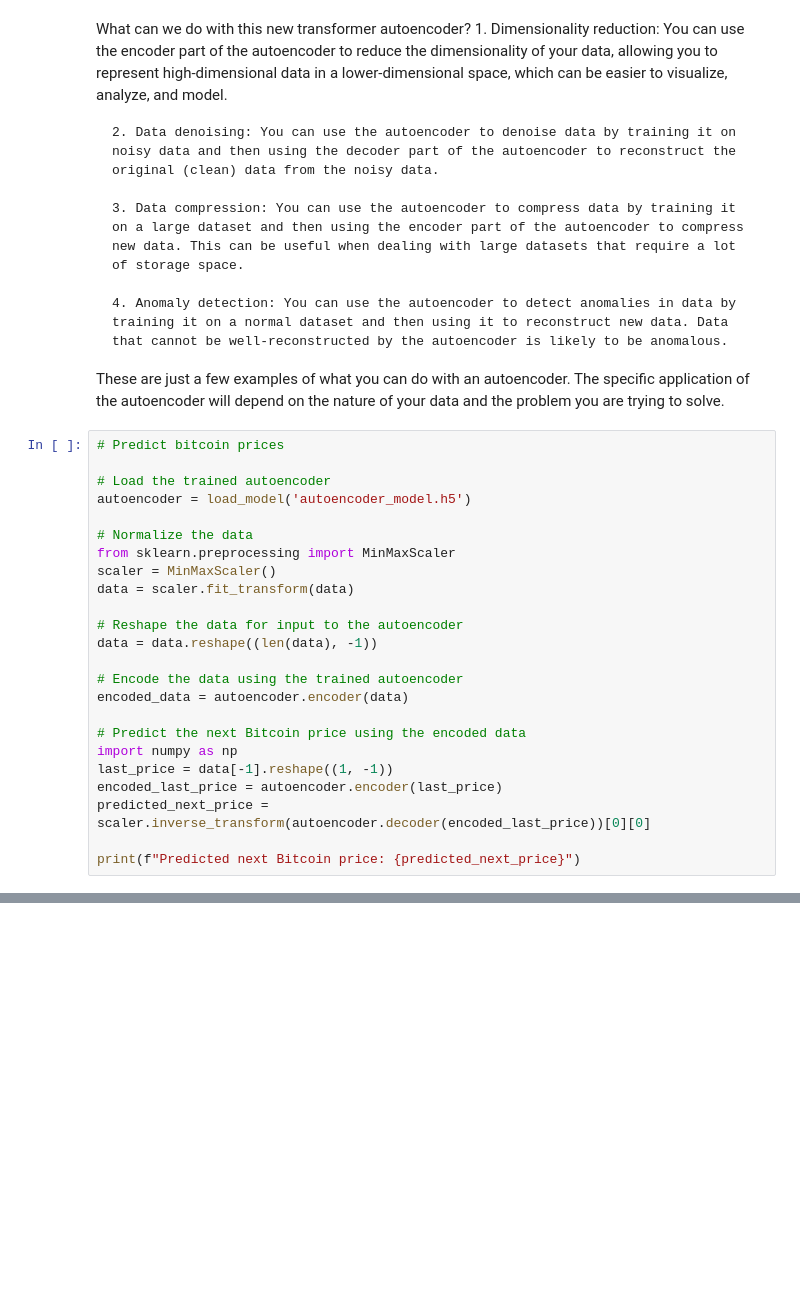
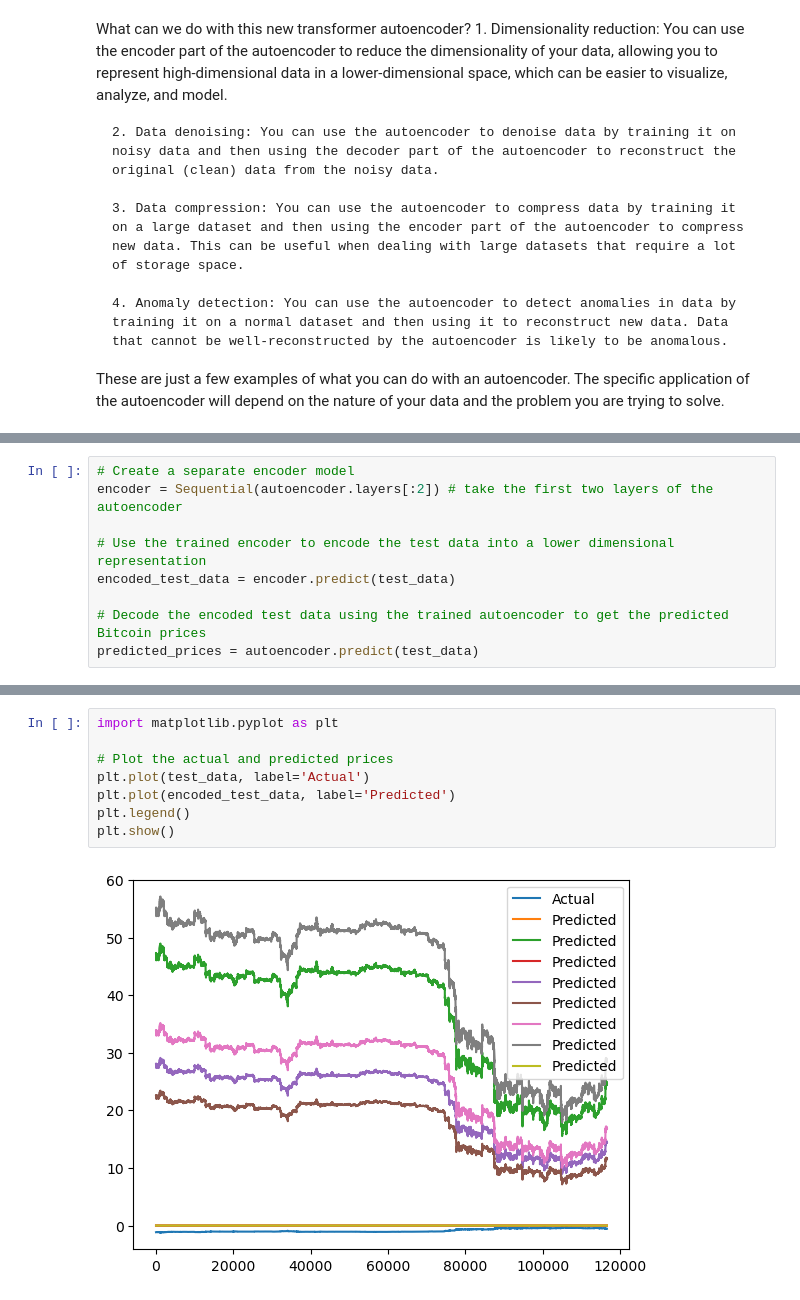
Before and after one commit to eervin123/feature-engineering, a Jupyter notebook: transformer-autoencoder.ipynb, the cells around one changed output, grey strips where cells are left out. Drawn from its saved outputs; the diff is of its cells as text; blank space fills up the shorter version.

```diff
--- a/transformer-autoencoder.ipynb
+++ b/transformer-autoencoder.ipynb
@@ -95,27 +72,3 @@ What can we do with this new transformer autoencoder?
     4. Anomaly detection: You can use the autoencoder to detect anomalies in data by training it on a normal dataset and then using it to reconstruct new data. Data that cannot be well-reconstructed by the autoencoder is likely to be anomalous.
 
 These are just a few examples of what you can do with an autoencoder. The specific application of the autoencoder will depend on the nature of your data and the problem you are trying to solve.
-# %%
-# Predict bitcoin prices
-
-# Load the trained autoencoder
-autoencoder = load_model('autoencoder_model.h5')
-
-# Normalize the data
-from sklearn.preprocessing import MinMaxScaler
-scaler = MinMaxScaler()
-data = scaler.fit_transform(data)
-
-# Reshape the data for input to the autoencoder
-data = data.reshape((len(data), -1))
-
-# Encode the data using the trained autoencoder
-encoded_data = autoencoder.encoder(data)
-
-# Predict the next Bitcoin price using the encoded data
-import numpy as np
-last_price = data[-1].reshape((1, -1))
-encoded_last_price = autoencoder.encoder(last_price)
-predicted_next_price = scaler.inverse_transform(autoencoder.decoder(encoded_last_price))[0][0]
-
-print(f"Predicted next Bitcoin price: {predicted_next_price}")
@@ -127,0 +81,9 @@ TensorShape([1, 4, 4])
+# %%
+# Create a separate encoder model
+encoder = Sequential(autoencoder.layers[:2]) # take the first two layers of the autoencoder
+
+# Use the trained encoder to encode the test data into a lower dimensional representation
+encoded_test_data = encoder.predict(test_data)
+
+# Decode the encoded test data using the trained autoencoder to get the predicted Bitcoin prices
+predicted_prices = autoencoder.predict(test_data)
@@ -127,0 +119,10 @@ TensorShape([1, 4, 4])
+# %%
+import matplotlib.pyplot as plt
+
+# Plot the actual and predicted prices
+plt.plot(test_data, label='Actual')
+plt.plot(encoded_test_data, label='Predicted')
+plt.legend()
+plt.show()
+# %% [output]
+[figure, added]
```
Also changed, not shown: parts of 29 cells of this notebook, 10 other files.
